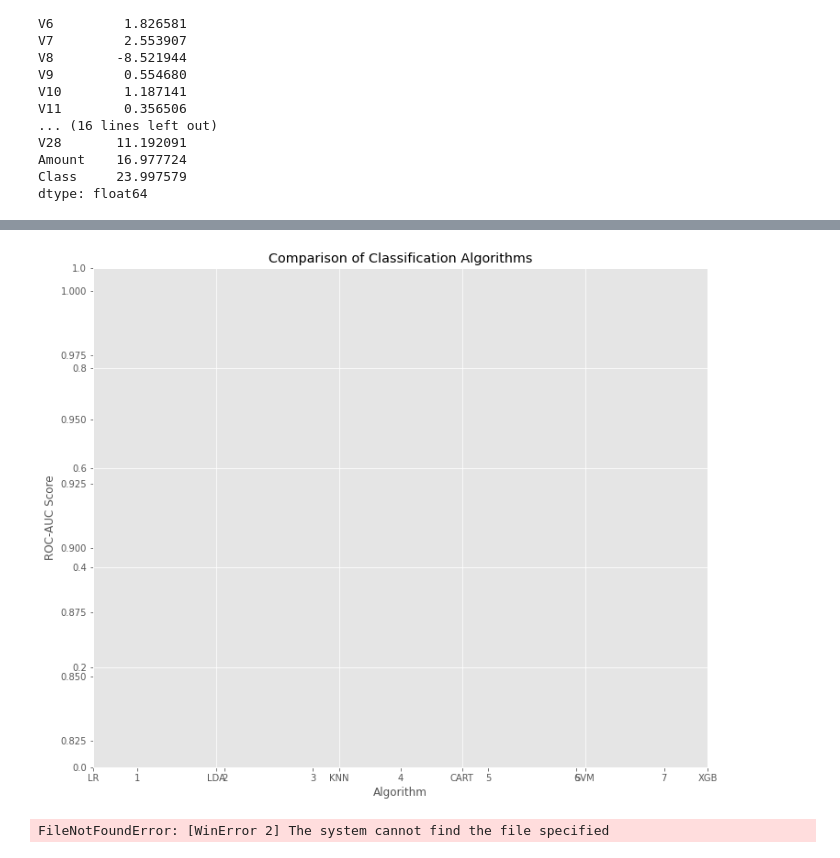
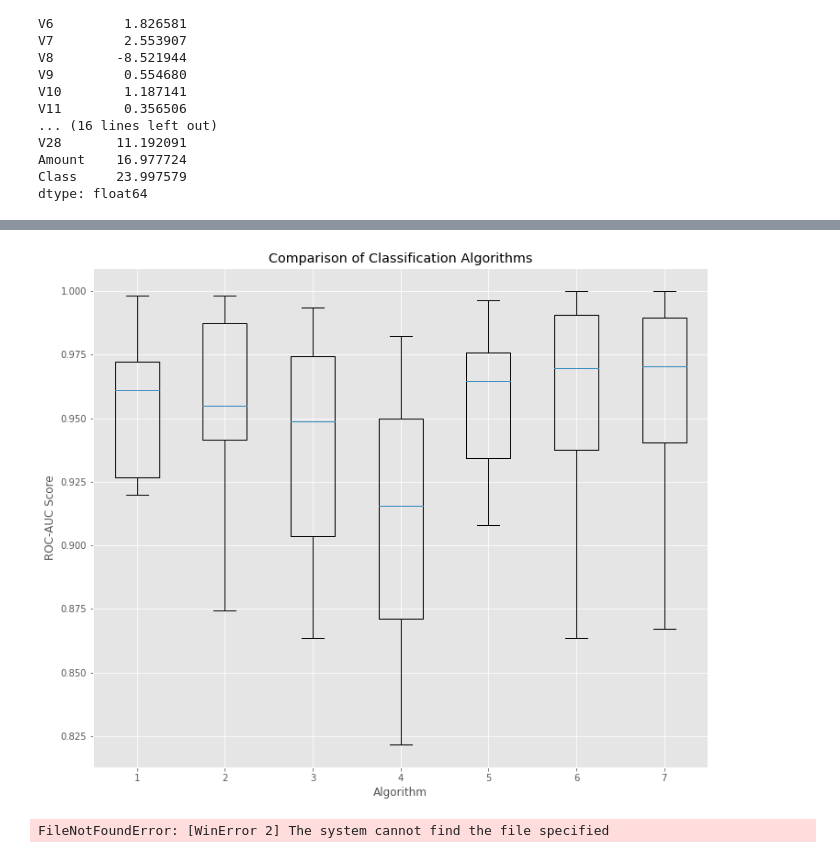
Before and after one commit to FVakili/Credit_Card-Fraud_Detection, a Jupyter notebook: Credit_Card-Fraud_Detection.ipynb, the cells around one changed output, grey strips where cells are left out. Cells and saved outputs as stored; diff of their text form; code cells hidden in the pictures.

```diff
--- a/Credit_Card-Fraud_Detection.ipynb
+++ b/Credit_Card-Fraud_Detection.ipynb
@@ -438,16 +438,16 @@ RF: 0.968217 (0.026222)
 # %%
 #Compare Algorithms
 
 fig = plt.figure(figsize=(12,10))
 plt.title('Comparison of Classification Algorithms')
 plt.xlabel('Algorithm')
 plt.ylabel('ROC-AUC Score')
 plt.boxplot(results)
-ax = fig.add_subplot(111)
+#ax = fig.add_subplot(111)
 ax.set_xticklabels(names)
 plt.show()
 # %% [output]
-[figure, old version]
+[figure, new version]
 # %%
 #visualizing RF
 model = RandomForestClassifier(n_estimators=10)
```
Also changed, not shown: parts of 17 cells of this notebook.
